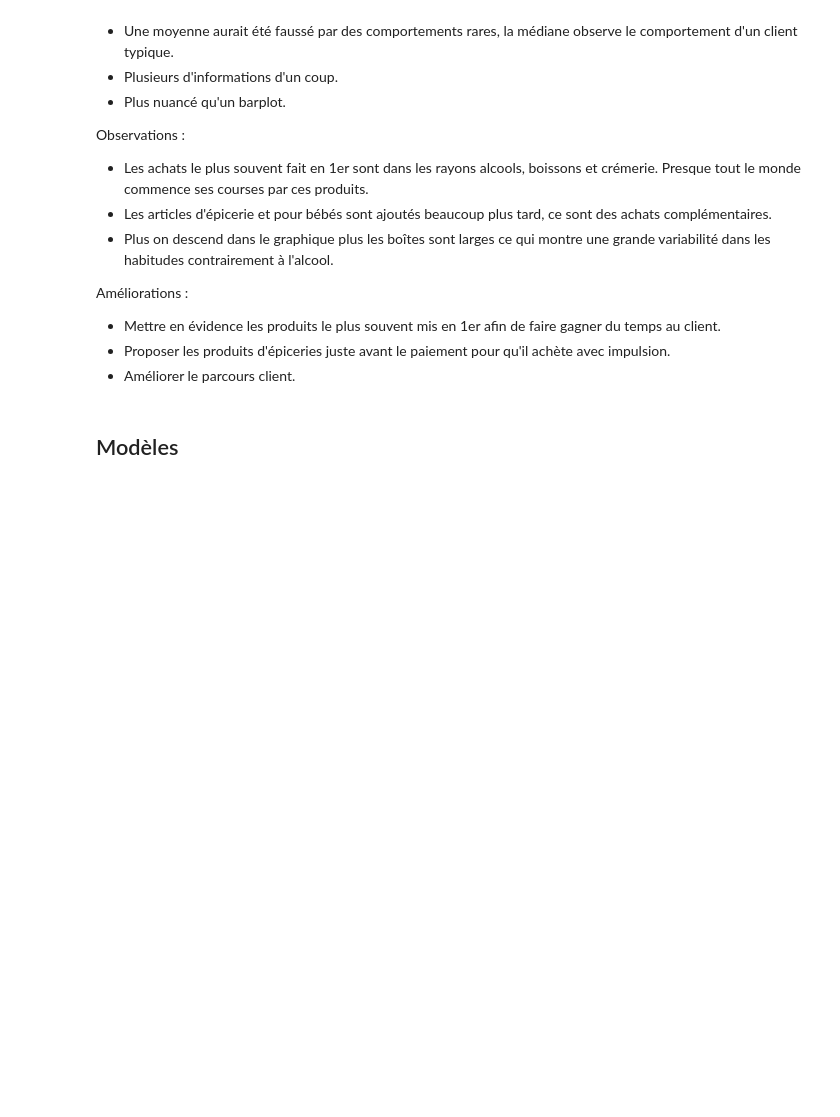
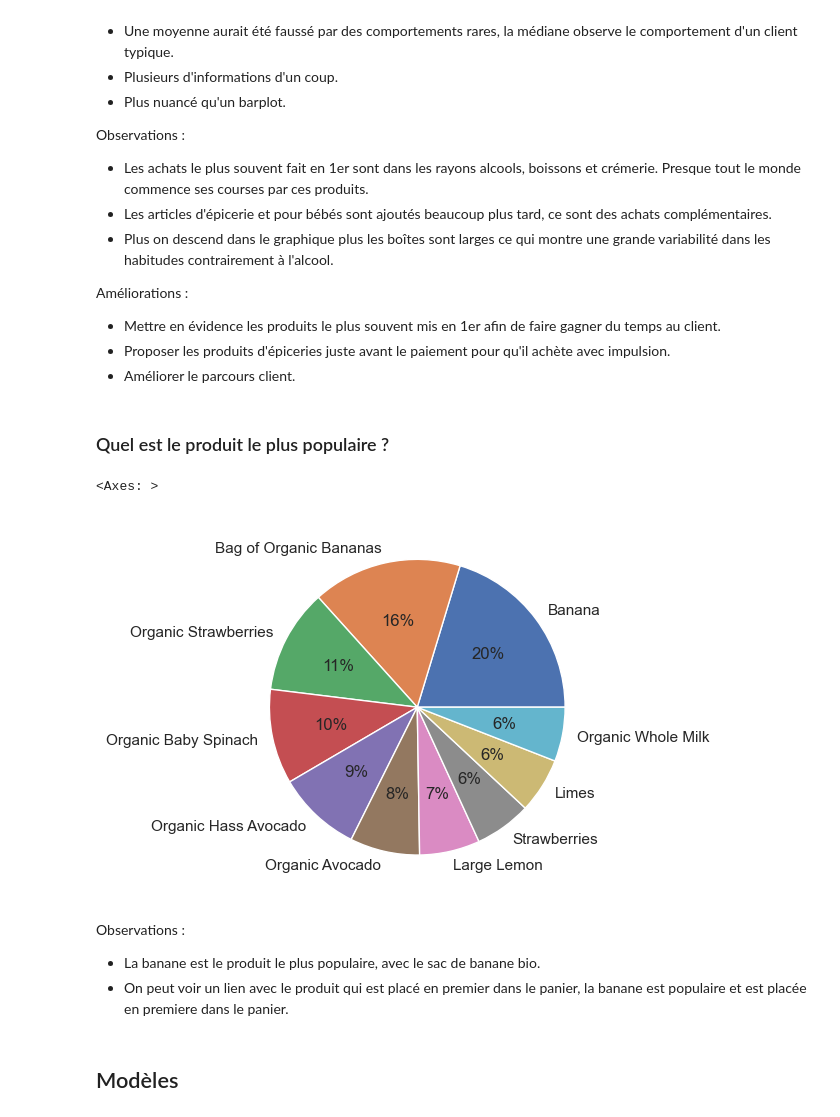
Before and after one commit to raph-bl/NextBuy, a Jupyter notebook: notebook.ipynb, the cells around one changed output. Cells and saved outputs as stored; diff of their text form; code cells hidden in the pictures; blank space fills up the shorter version.

```diff
--- a/notebook.ipynb
+++ b/notebook.ipynb
@@ -170,5 +176,18 @@ Améliorations :
 -  Mettre en évidence les produits le plus souvent mis en 1er afin de faire gagner du temps au client.
 -  Proposer les produits d'épiceries juste avant le paiement pour qu'il achète avec impulsion.
 -  Améliorer le parcours client.
+# %% [markdown]
+### Quel est le produit le plus populaire ?
+# %%
+order_complete = order_products.merge(products, on='product_id')
+result =order_complete['product_name'].value_counts().head(10)
+result.plot(kind='pie', autopct='%1.0f%%')
+# %% [output]
+<Axes: >
+[figure, added]
+# %% [markdown]
+Observations :
+- La banane est le produit le plus populaire, avec le sac de banane bio.
+- On peut voir un lien avec le produit qui est placé en premier dans le panier, la banane est populaire et est placée en premiere dans le panier.
 # %% [markdown]
 ## Modèles
```
Also changed, not shown: parts of 5 cells of this notebook.
